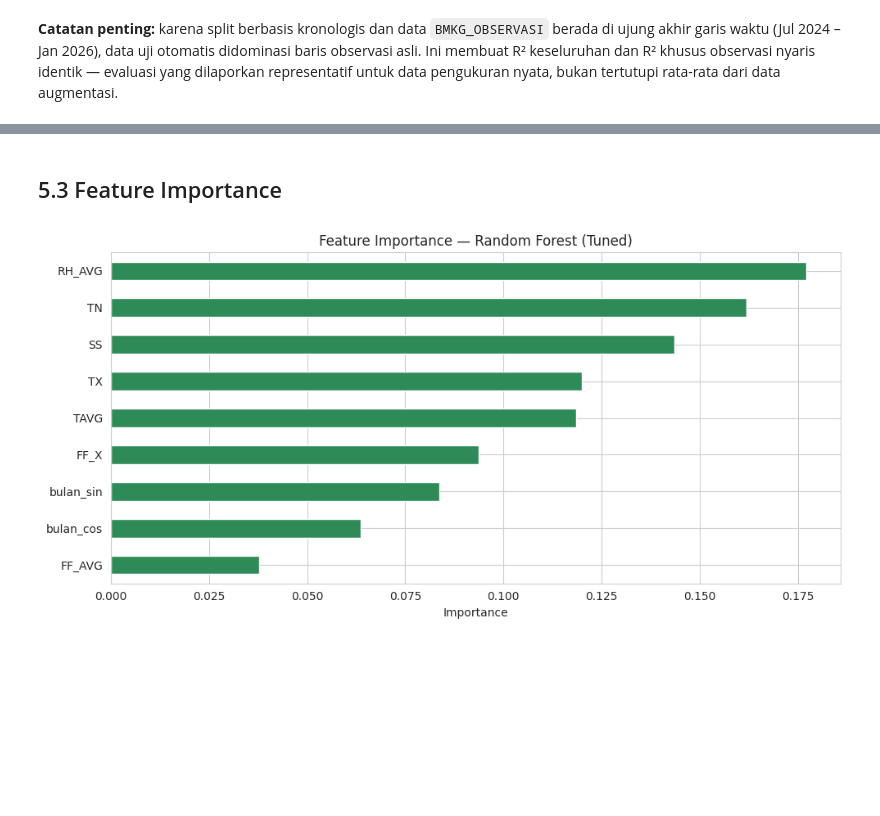
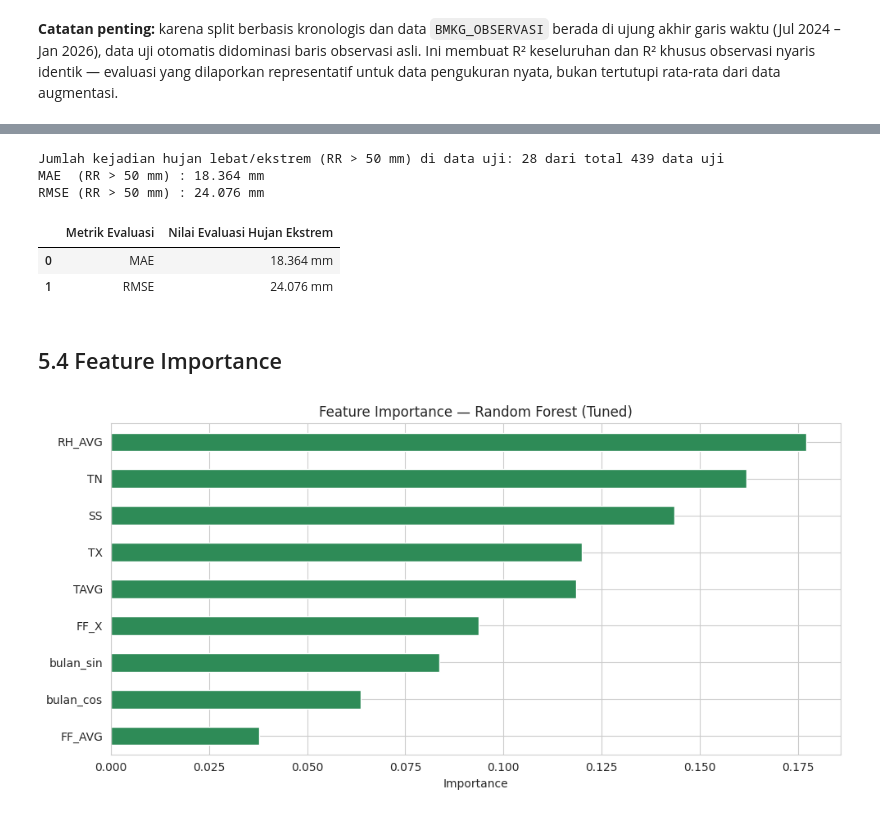
Before and after one commit to erstuu/prediksi-curah-hujan-random-forest, a Jupyter notebook: [1]_02_crisp_dm_prediksi_curah_hujan.ipynb, the cells around one changed output, grey strips where cells are left out. Drawn from its saved outputs; the diff is of its cells as text; code cells hidden in the pictures; blank space fills up the shorter version.

```diff
--- a/[1]_02_crisp_dm_prediksi_curah_hujan.ipynb
+++ b/[1]_02_crisp_dm_prediksi_curah_hujan.ipynb
@@ -459,5 +463,33 @@ R2   (BMKG_OBSERVASI only) : 0.808
+# %%
+AMBANG_EKSTREM = 50  # mm/hari, sesuai standar klasifikasi BMKG
+
+mask_ekstrem = y_test.values > AMBANG_EKSTREM
+n_ekstrem = mask_ekstrem.sum()
+print(f'Jumlah kejadian hujan lebat/ekstrem (RR > {AMBANG_EKSTREM} mm) di data uji:', n_ekstrem, 'dari total', len(y_test), 'data uji')
+
+if n_ekstrem > 0:
+    mae_ekstrem = mean_absolute_error(y_test.values[mask_ekstrem], y_pred[mask_ekstrem])
+    rmse_ekstrem = np.sqrt(mean_squared_error(y_test.values[mask_ekstrem], y_pred[mask_ekstrem]))
+    print(f'MAE  (RR > {AMBANG_EKSTREM} mm) : {mae_ekstrem:.3f} mm')
+    print(f'RMSE (RR > {AMBANG_EKSTREM} mm) : {rmse_ekstrem:.3f} mm')
+
+    tabel_ekstrem = pd.DataFrame({
+        'Metrik Evaluasi': ['MAE', 'RMSE'],
+        'Nilai Evaluasi Hujan Ekstrem': [f'{mae_ekstrem:.3f} mm', f'{rmse_ekstrem:.3f} mm'],
+    })
+else:
+    print(f'Tidak ada kejadian RR > {AMBANG_EKSTREM} mm pada data uji — evaluasi khusus ini tidak dapat dihitung.')
+
+tabel_ekstrem
+# %% [output]
+Jumlah kejadian hujan lebat/ekstrem (RR > 50 mm) di data uji: 28 dari total 439 data uji
+MAE  (RR > 50 mm) : 18.364 mm
+RMSE (RR > 50 mm) : 24.076 mm
+|  | Metrik Evaluasi | Nilai Evaluasi Hujan Ekstrem |
+| 0 | MAE | 18.364 mm |
+| 1 | RMSE | 24.076 mm |
 # %% [markdown]
-## 5.3 Feature Importance
+## 5.4 Feature Importance
 # %%
 importances = pd.Series(model_rf.feature_importances_, index=fitur).sort_values(ascending=False)
 
```
Also changed, not shown: parts of 1 cell of this notebook.
